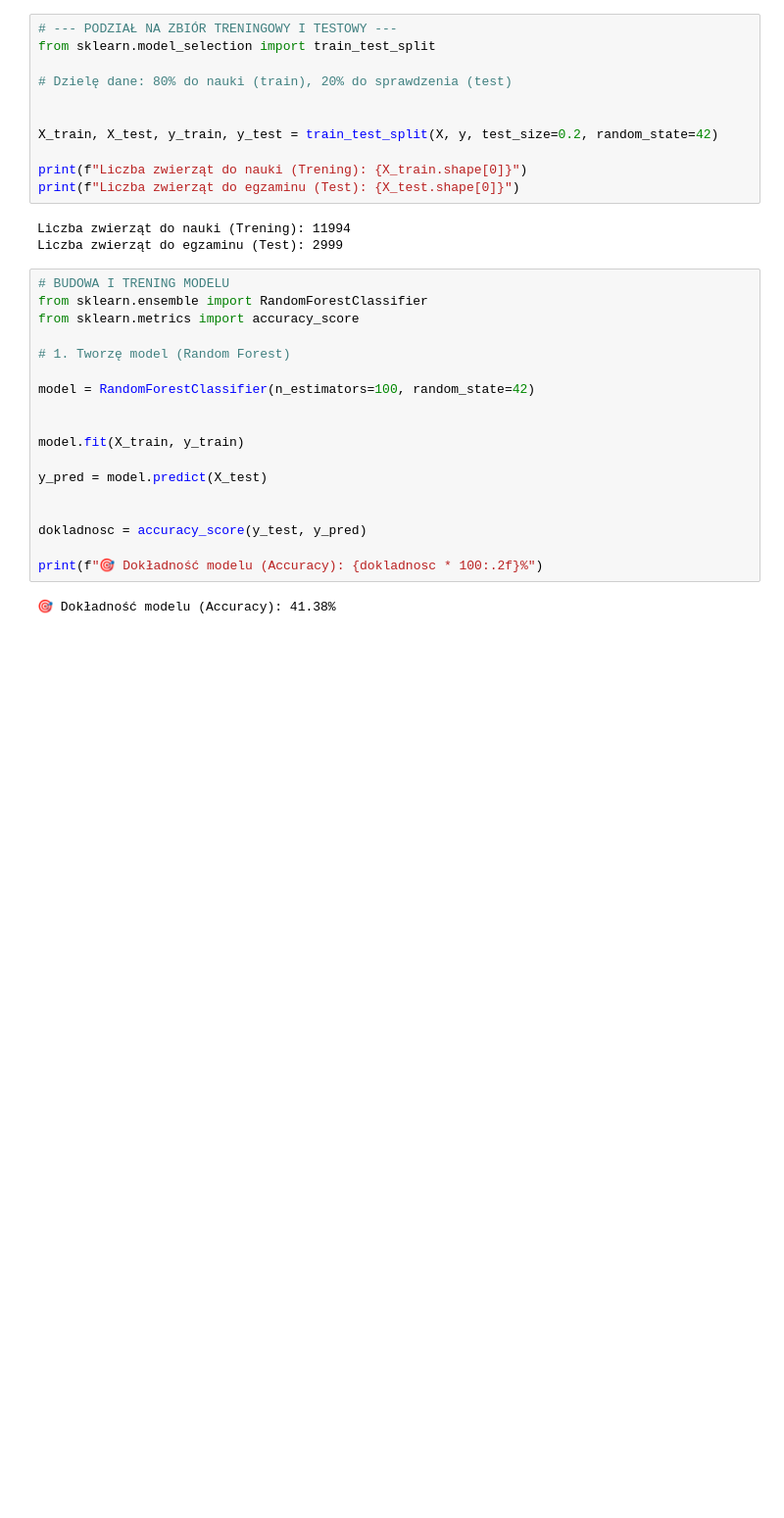
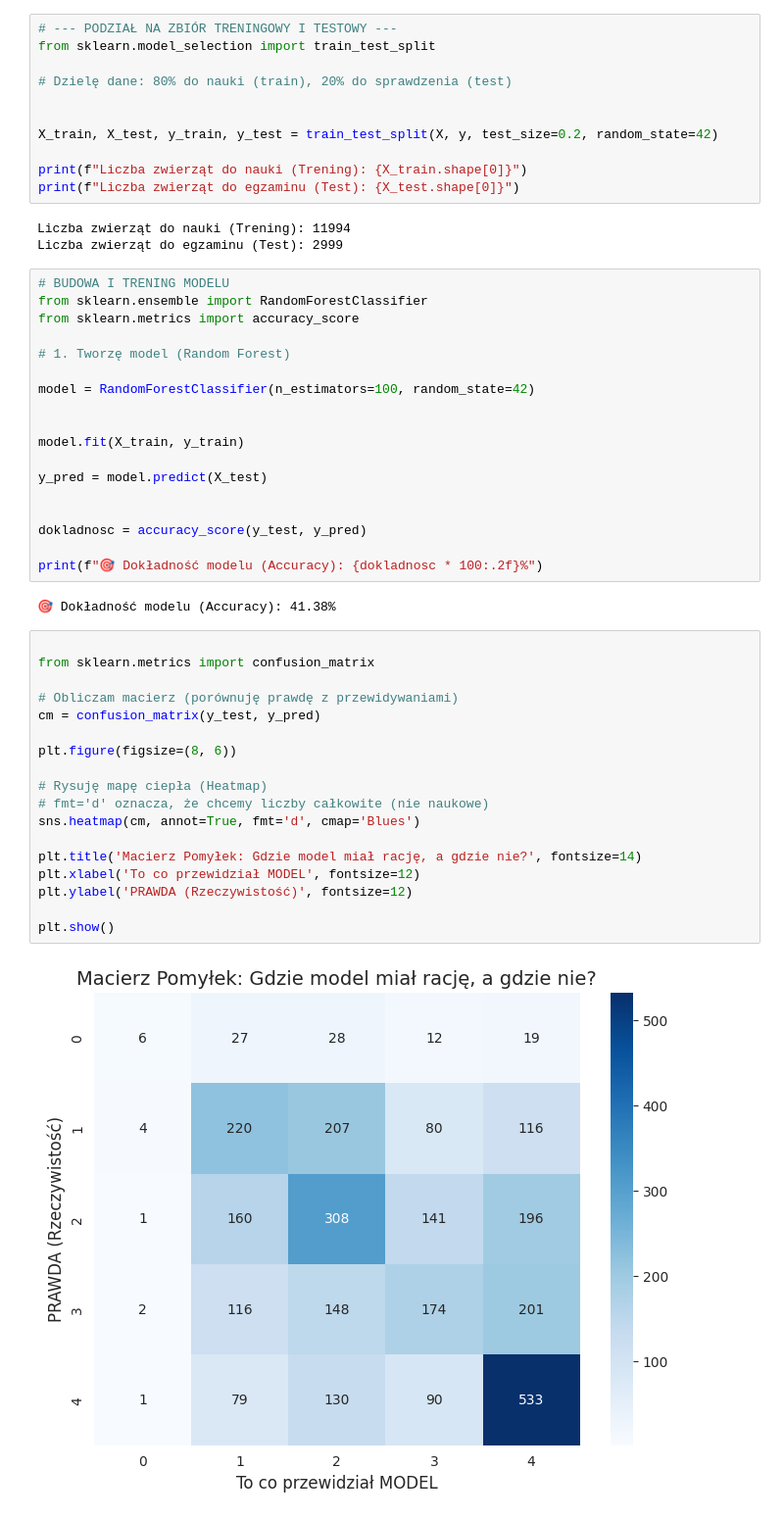
Before and after one commit to trozmarynowski/Projekt-Zaliczeniony-Merito, a Jupyter notebook: Untitled85.ipynb, the cells around one changed output. Shown at 98% size. Cells and saved outputs as stored; diff of their text form; blank space fills up the shorter version.

```diff
--- a/Untitled85.ipynb
+++ b/Untitled85.ipynb
@@ -269,3 +269,23 @@ dokladnosc = accuracy_score(y_test, y_pred)
 print(f"🎯 Dokładność modelu (Accuracy): {dokladnosc * 100:.2f}%")
 # %% [output]
 🎯 Dokładność modelu (Accuracy): 41.38%
+# %%
+
+from sklearn.metrics import confusion_matrix
+
+# Obliczam macierz (porównuję prawdę z przewidywaniami)
+cm = confusion_matrix(y_test, y_pred)
+
+plt.figure(figsize=(8, 6))
+
+# Rysuję mapę ciepła (Heatmap)
+# fmt='d' oznacza, że chcemy liczby całkowite (nie naukowe)
+sns.heatmap(cm, annot=True, fmt='d', cmap='Blues')
+
+plt.title('Macierz Pomyłek: Gdzie model miał rację, a gdzie nie?', fontsize=14)
+plt.xlabel('To co przewidział MODEL', fontsize=12)
+plt.ylabel('PRAWDA (Rzeczywistość)', fontsize=12)
+
+plt.show()
+# %% [output]
+[figure, added]
```
